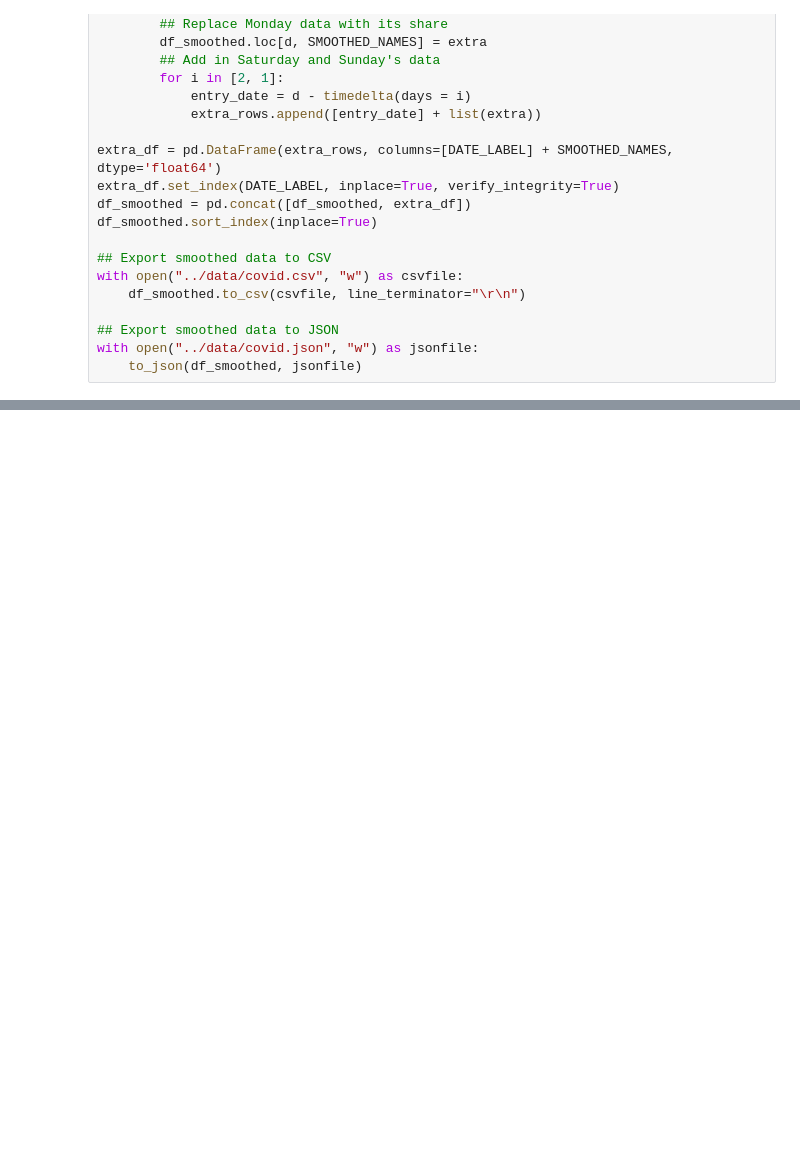
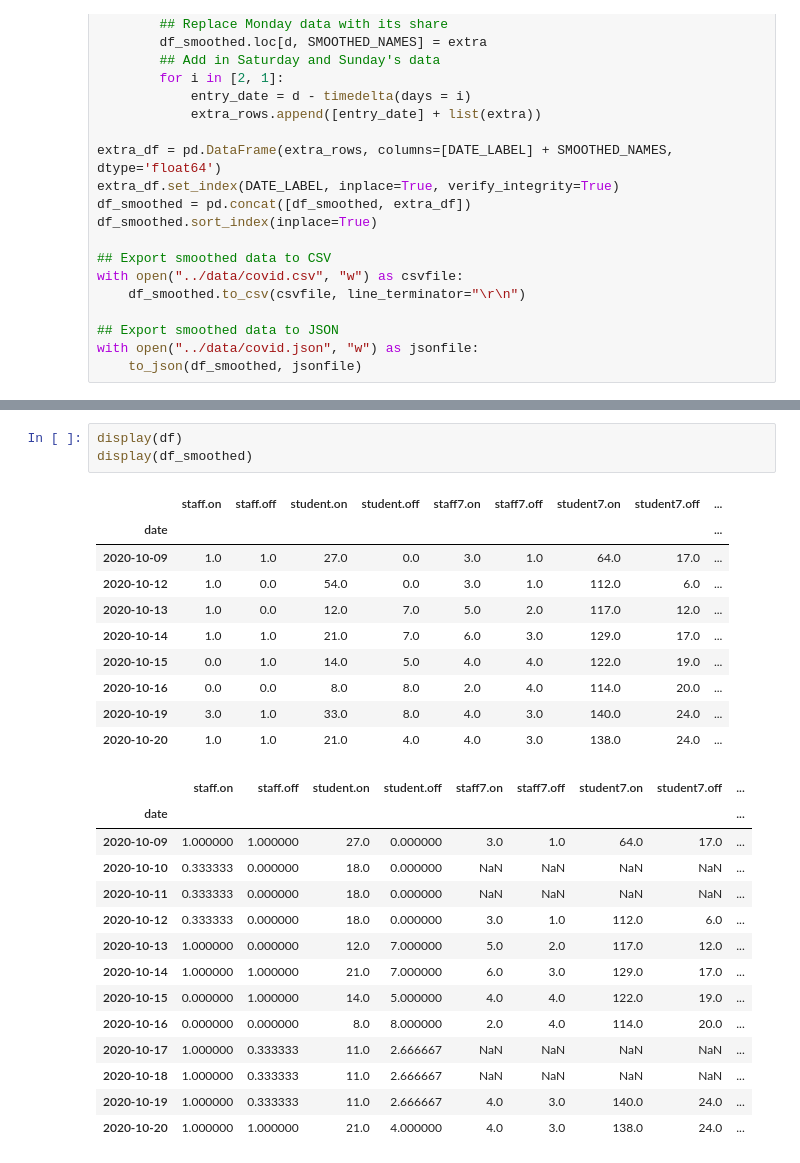
Before and after one commit to sjmurdoch/uclcovid, a Jupyter notebook: code/parse-data.ipynb, the cells around one changed output, grey strips where cells are left out. Saved outputs shown, nothing was run; the diff lists cells and outputs as text; blank space fills up the shorter version.

```diff
--- a/code/parse-data.ipynb
+++ b/code/parse-data.ipynb
@@ -179,3 +172,31 @@ df
+# %%
+display(df)
+display(df_smoothed)
+# %% [output]
+|  | staff.on | staff.off | student.on | student.off | staff7.on | staff7.off | student7.on | student7.off | ... |
+| date |  |  |  |  |  |  |  |  | ... |
+| 2020-10-09 | 1.0 | 1.0 | 27.0 | 0.0 | 3.0 | 1.0 | 64.0 | 17.0 | ... |
+| 2020-10-12 | 1.0 | 0.0 | 54.0 | 0.0 | 3.0 | 1.0 | 112.0 | 6.0 | ... |
+| 2020-10-13 | 1.0 | 0.0 | 12.0 | 7.0 | 5.0 | 2.0 | 117.0 | 12.0 | ... |
+| 2020-10-14 | 1.0 | 1.0 | 21.0 | 7.0 | 6.0 | 3.0 | 129.0 | 17.0 | ... |
+| 2020-10-15 | 0.0 | 1.0 | 14.0 | 5.0 | 4.0 | 4.0 | 122.0 | 19.0 | ... |
+| 2020-10-16 | 0.0 | 0.0 | 8.0 | 8.0 | 2.0 | 4.0 | 114.0 | 20.0 | ... |
+| 2020-10-19 | 3.0 | 1.0 | 33.0 | 8.0 | 4.0 | 3.0 | 140.0 | 24.0 | ... |
+| 2020-10-20 | 1.0 | 1.0 | 21.0 | 4.0 | 4.0 | 3.0 | 138.0 | 24.0 | ... |
+|  | staff.on | staff.off | student.on | student.off | staff7.on | staff7.off | student7.on | student7.off | ... |
+| date |  |  |  |  |  |  |  |  | ... |
+| 2020-10-09 | 1.000000 | 1.000000 | 27.0 | 0.000000 | 3.0 | 1.0 | 64.0 | 17.0 | ... |
+| 2020-10-10 | 0.333333 | 0.000000 | 18.0 | 0.000000 | NaN | NaN | NaN | NaN | ... |
+| 2020-10-11 | 0.333333 | 0.000000 | 18.0 | 0.000000 | NaN | NaN | NaN | NaN | ... |
+| 2020-10-12 | 0.333333 | 0.000000 | 18.0 | 0.000000 | 3.0 | 1.0 | 112.0 | 6.0 | ... |
+| 2020-10-13 | 1.000000 | 0.000000 | 12.0 | 7.000000 | 5.0 | 2.0 | 117.0 | 12.0 | ... |
+| 2020-10-14 | 1.000000 | 1.000000 | 21.0 | 7.000000 | 6.0 | 3.0 | 129.0 | 17.0 | ... |
+| 2020-10-15 | 0.000000 | 1.000000 | 14.0 | 5.000000 | 4.0 | 4.0 | 122.0 | 19.0 | ... |
+| 2020-10-16 | 0.000000 | 0.000000 | 8.0 | 8.000000 | 2.0 | 4.0 | 114.0 | 20.0 | ... |
+| 2020-10-17 | 1.000000 | 0.333333 | 11.0 | 2.666667 | NaN | NaN | NaN | NaN | ... |
+| 2020-10-18 | 1.000000 | 0.333333 | 11.0 | 2.666667 | NaN | NaN | NaN | NaN | ... |
+| 2020-10-19 | 1.000000 | 0.333333 | 11.0 | 2.666667 | 4.0 | 3.0 | 140.0 | 24.0 | ... |
+| 2020-10-20 | 1.000000 | 1.000000 | 21.0 | 4.000000 | 4.0 | 3.0 | 138.0 | 24.0 | ... |
 # %%
 df.loc[:,["staff7.on","staff7.off","student7.on","student7.off"]]
 # %% [output]
```
Also changed, not shown: parts of 6 cells of this notebook, 5 other files.
